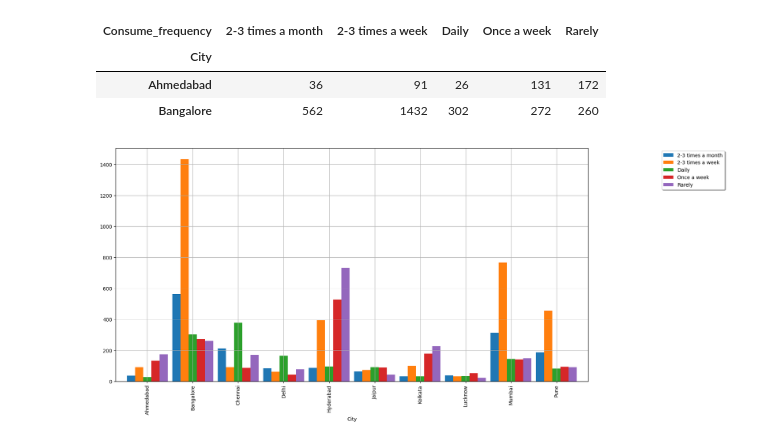
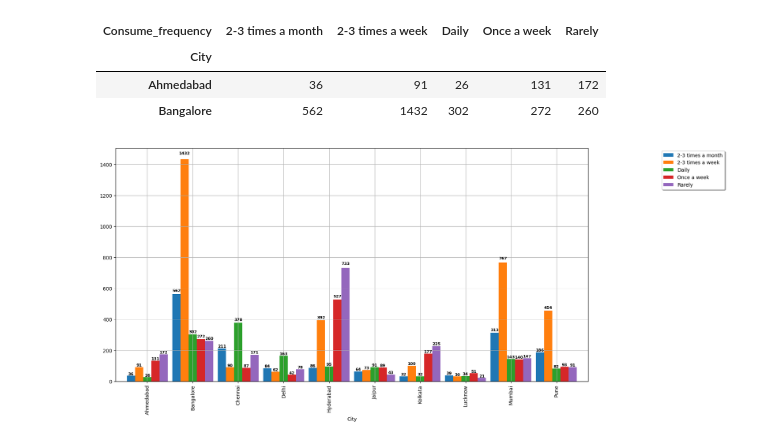
Before and after one commit to Udhay2898/Real-Fake-Job-Posting-Prediction, a Jupyter notebook: Food_and_Beverage.ipynb, the cells around one changed output. Saved outputs shown, nothing was run; the diff lists cells and outputs as text; code cells hidden in the pictures.

```diff
--- a/Food_and_Beverage.ipynb
+++ b/Food_and_Beverage.ipynb
@@ -311,16 +319,31 @@ city_df.head(2)
 | Bangalore | 562 | 1432 | 302 | 272 | 260 |
 # %%
 bar_width = 0.9
-city_df.plot.bar(figsize = (18,8),grid = True,width=bar_width)
+
+ax = city_df.plot.bar(figsize=(18, 8), grid=True, width=bar_width)
 
 tick = range(len(city_df))
 plt.xticks(ticks=tick, labels=city_df.index, rotation=90)
 
+for container in ax.containers:
+    for bar in container:
+        height = bar.get_height()
+        label = f'{int(height)}'
+        ax.text(
+            bar.get_x() + bar.get_width() / 2,  # X position (center of the bar)
+            height + 0.02 * height,             # Y position (slightly above the bar)
+            label,                              # Label text
+            ha='center',                        # Horizontal alignment
+            va='bottom',                        # Vertical alignment
+            fontsize=8,                         # Font size
+            fontweight='bold'                   # Make text bold
+        )
+
 plt.legend(bbox_to_anchor=(1.15, 1), loc='upper left', fancybox=True, shadow=True)
 plt.tight_layout()
 plt.show()
 # %% [output]
-[figure, old version]
+[figure, new version]
 # %%
 for frequency in city_df.columns:
     selected_frequency = city_df[frequency]
```
Also changed, not shown: parts of 15 cells of this notebook.
